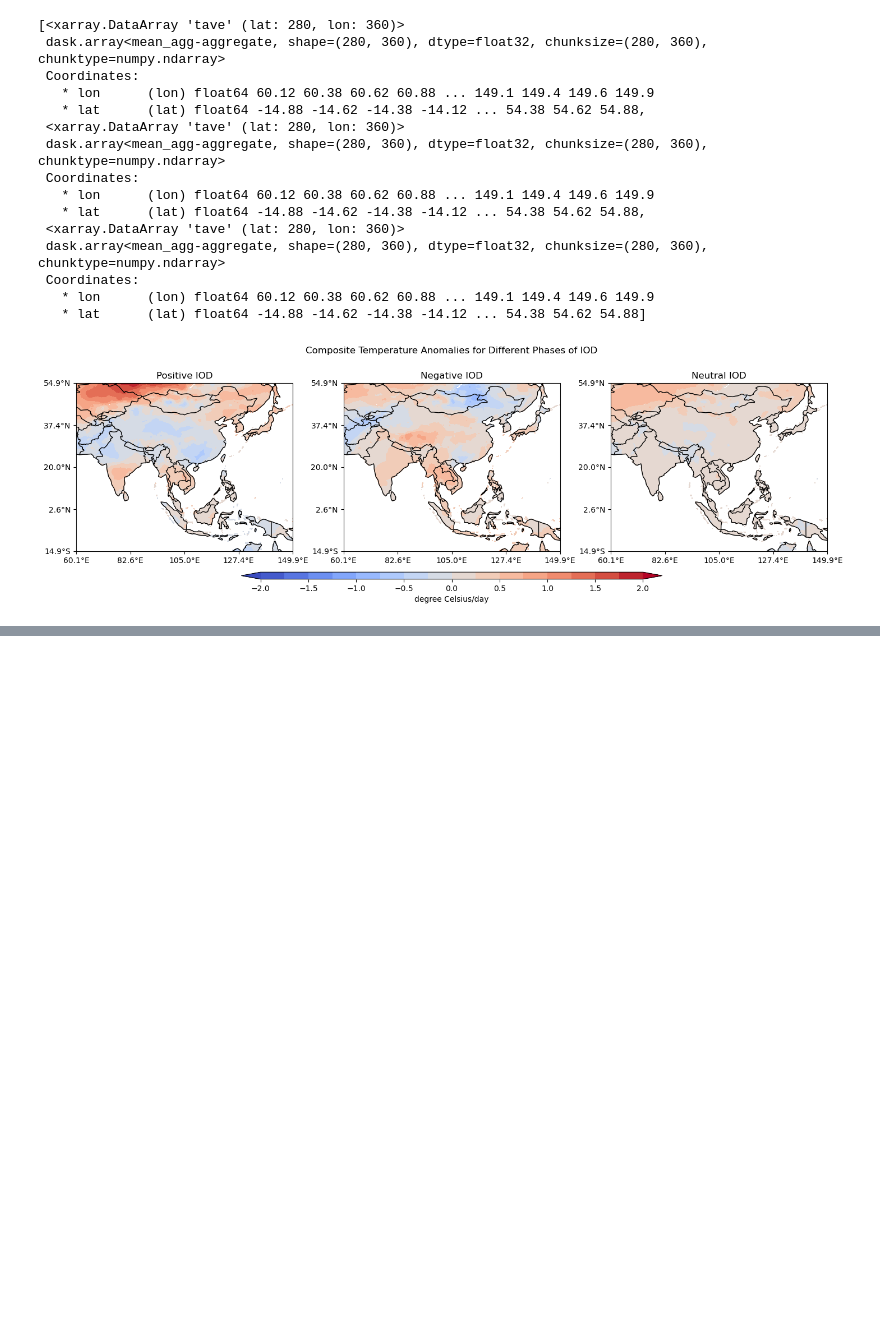
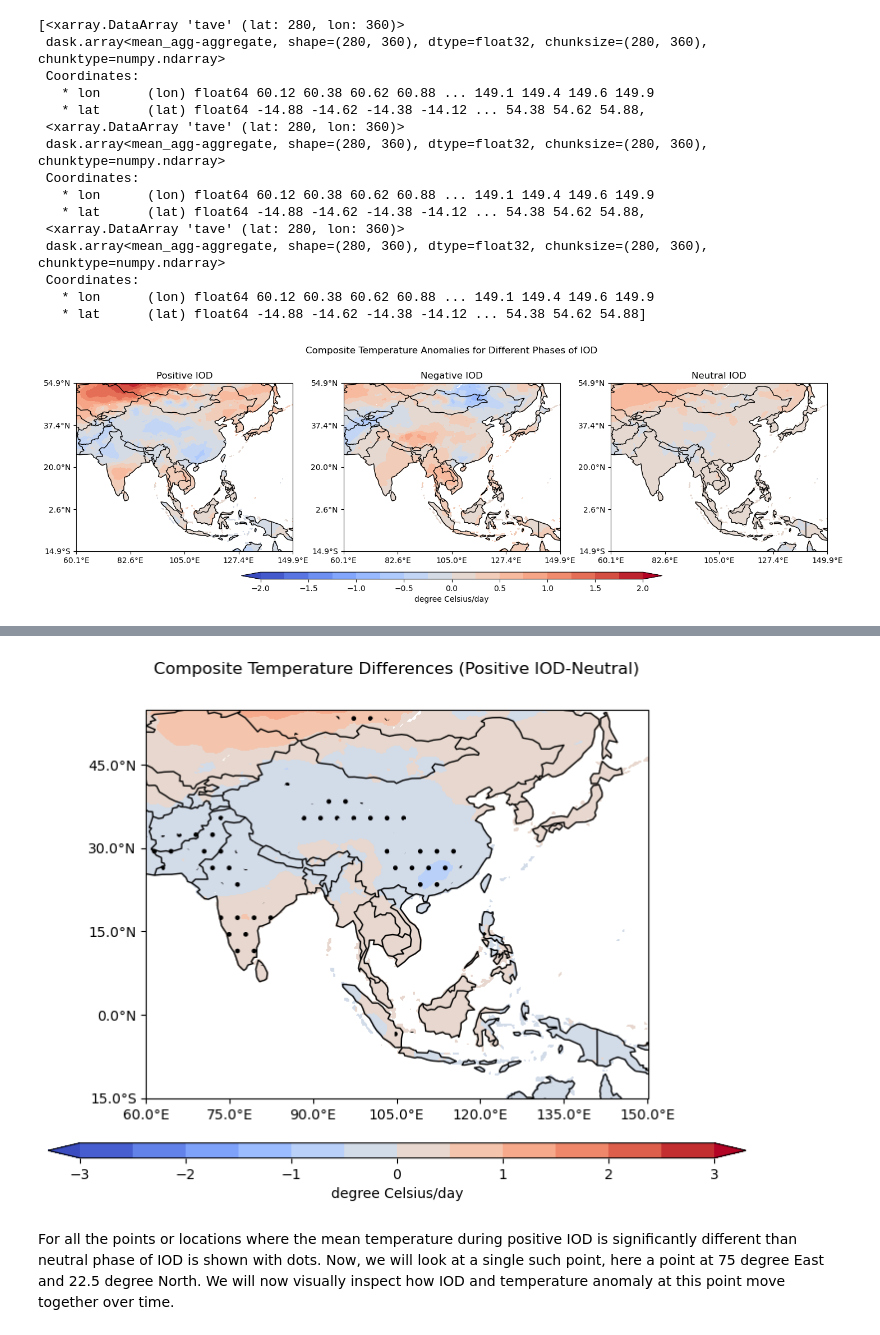
Before and after one commit to shammun/clim_680_hw, a Jupyter notebook: HW3_New.ipynb, the cells around one changed output, grey strips where cells are left out. Cells and saved outputs as stored; diff of their text form; code cells hidden in the pictures; blank space fills up the shorter version.

```diff
--- a/HW3_New.ipynb
+++ b/HW3_New.ipynb
@@ -654,0 +848,71 @@ plt.show()
+# %%
+p =0.05
+mask_diff = diff_temp[0].where(pval <= p)
+# mask_diff
+# %%
+import matplotlib.pyplot as plt
+import cartopy.crs as ccrs
+import numpy as np
+from cartopy.util import add_cyclic_point
+import cartopy.feature as cfeature
+
+labels=['Positive IOD vs. Neutral']
+clevs=np.arange(-3,3.5,0.5)
+hatch_levs=[0]
+
+# Increase the figure size, particularly the width
+fig, axs = plt.subplots(nrows=1, ncols=1,
+                        subplot_kw={'projection': ccrs.PlateCarree()},
+                        figsize=(10, 6))  # Adjusted figure size
+
+data = diff_temp[0]
+
+# Add the cyclic point
+data, lons = add_cyclic_point(data, coord=diff_temp[0]['lon'])
+mask_data, lons = add_cyclic_point(mask_diff, coord=diff_temp[0]['lon'])
+
+# Contour plot
+cs = axs.contourf(lons, diff_temp[0]['lat'], data, clevs,
+                  transform=ccrs.PlateCarree(),
+                  cmap='coolwarm', extend='both')
+
+# Overlay of stippling
+ss = axs.contourf(lons, diff_temp[0]['lat'], mask_data, [0, 1],
+                  transform=ccrs.PlateCarree(), colors=['None'],
+                  hatches=['.'], extend='both', alpha=0.0)
+
+# Add country borders and coastlines
+axs.add_feature(cfeature.BORDERS, edgecolor='black')
+axs.coastlines()
+
+# Set the longitude and latitude ticks
+axs.set_xticks(np.arange(np.floor(min(lons)), np.ceil(max(lons)), 15), crs=ccrs.PlateCarree())
+axs.set_yticks(np.arange(np.floor(min(diff_temp[0]['lat'])), np.ceil(max(diff_temp[0]['lat'])), 15), crs=ccrs.PlateCarree())
+
+# Format function for longitude and latitude labels
+def format_lon(value, tick_number):
+    return f"{value:.1f}°E" if value >= 0 else f"{abs(value):.1f}°W"
+
+def format_lat(value, tick_number):
+    return f"{value:.1f}°N" if value >= 0 else f"{abs(value):.1f}°S"
+
+axs.xaxis.set_major_formatter(plt.FuncFormatter(format_lon))
+axs.yaxis.set_major_formatter(plt.FuncFormatter(format_lat))
+
+# Adjust the location of the subplots on the page to make room for the colorbar
+fig.subplots_adjust(bottom=0.25, top=0.9, left=0.05, right=0.95, wspace=0.1, hspace=0.5)
+
+# Add a colorbar axis at the bottom of the graph
+cbar_ax = fig.add_axes([0.15, 0.15, 0.7, 0.025])
+
+# Draw the colorbar
+cbar = fig.colorbar(cs, cax=cbar_ax, orientation='horizontal', label='degree Celsius/day')
+
+# Add a big title at the top
+plt.suptitle('Composite Temperature Differences (Positive IOD-Neutral)')
+
+plt.savefig('stats_ttest.png')
+# %% [output]
+[figure, added]
+# %% [markdown]
+For all the points or locations where the mean temperature during positive IOD is significantly different than neutral phase of IOD is shown with dots. Now, we will look at a single such point, here a point at 75 degree East and 22.5 degree North. We will now visually inspect how IOD and temperature anomaly at this point move together over time.
```
Also changed, not shown: parts of 54 cells of this notebook, 1 other file.
